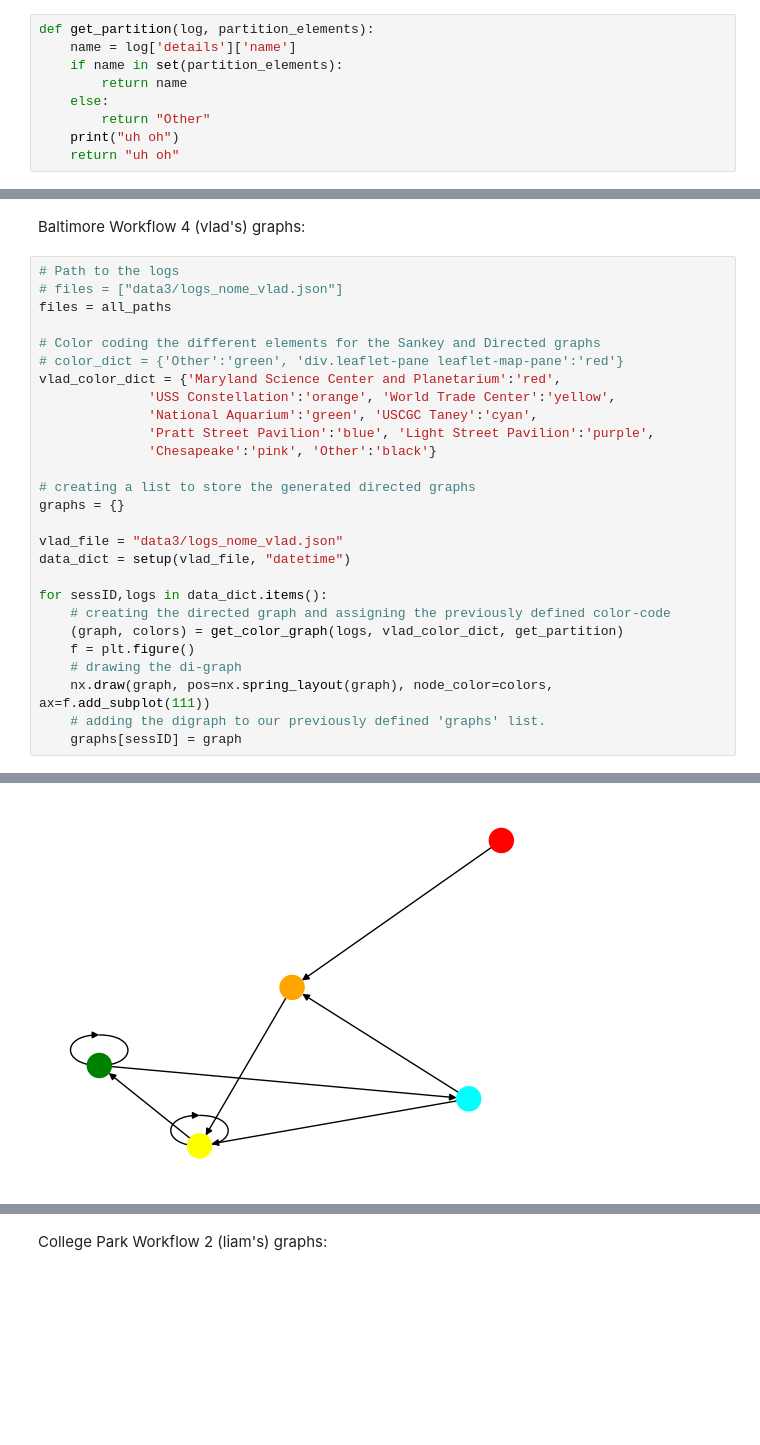
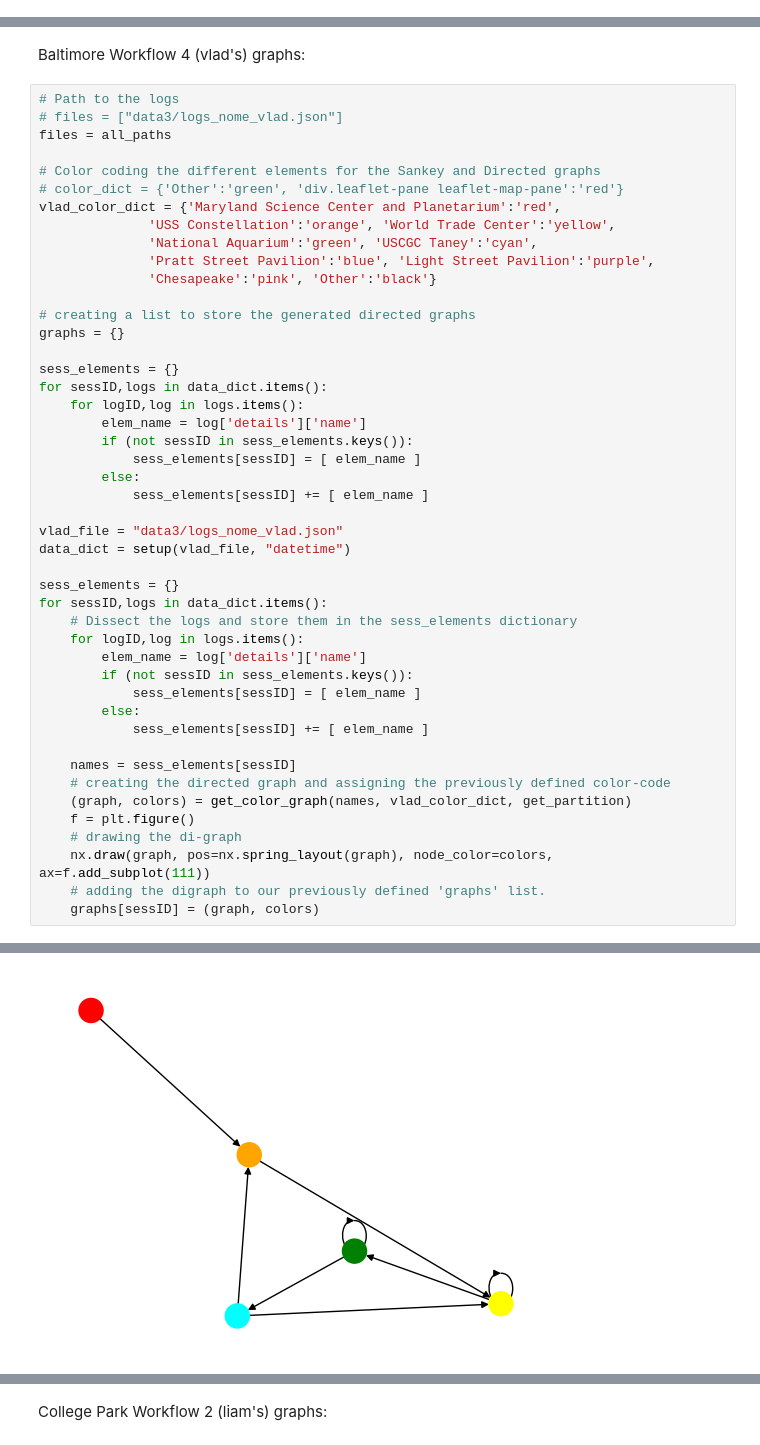
Before and after one commit to UMD-ARLIS/incubator-flagon-distill, a Jupyter notebook: prototypes/Prototype 4.ipynb, the cells around one changed output, grey strips where cells are left out. Saved outputs shown, nothing was run; the diff lists cells and outputs as text; blank space fills up the shorter version.

```diff
--- a/prototypes/Prototype 4.ipynb
+++ b/prototypes/Prototype 4.ipynb
@@ -77,14 +76,5 @@ df.head()
 # %% [markdown]
 ## Graph Processing/Display
-# %%
-def get_partition(log, partition_elements):
-    name = log['details']['name']
-    if name in set(partition_elements):
-        return name
-    else:
-        return "Other"
-    print("uh oh")
-    return "uh oh"
 # %% [markdown]
 Current visit name graph code
 # %%
@@ -198,15 +196,34 @@ vlad_color_dict = {'Maryland Science Center and Planetarium':'red',
 # creating a list to store the generated directed graphs
 graphs = {}
 
+sess_elements = {}
+for sessID,logs in data_dict.items():
+    for logID,log in logs.items():
+        elem_name = log['details']['name']
+        if (not sessID in sess_elements.keys()):
+            sess_elements[sessID] = [ elem_name ]
+        else:
+            sess_elements[sessID] += [ elem_name ]
+
 vlad_file = "data3/logs_nome_vlad.json"
 data_dict = setup(vlad_file, "datetime")
 
+sess_elements = {}
 for sessID,logs in data_dict.items():
+    # Dissect the logs and store them in the sess_elements dictionary
+    for logID,log in logs.items():
+        elem_name = log['details']['name']
+        if (not sessID in sess_elements.keys()):
+            sess_elements[sessID] = [ elem_name ]
+        else:
+            sess_elements[sessID] += [ elem_name ]
+
+    names = sess_elements[sessID]
     # creating the directed graph and assigning the previously defined color-code
-    (graph, colors) = get_color_graph(logs, vlad_color_dict, get_partition)
+    (graph, colors) = get_color_graph(names, vlad_color_dict, get_partition)
     f = plt.figure()
     # drawing the di-graph
     nx.draw(graph, pos=nx.spring_layout(graph), node_color=colors, ax=f.add_subplot(111))
     # adding the digraph to our previously defined 'graphs' list.
-    graphs[sessID] = graph
+    graphs[sessID] = (graph, colors)
 # %% [output]
@@ -219 +236 @@ for sessID,logs in data_dict.items():
-[figure, old version]
+[figure, new version]
```
Also changed, not shown: parts of 25 cells of this notebook, 16 other files.
